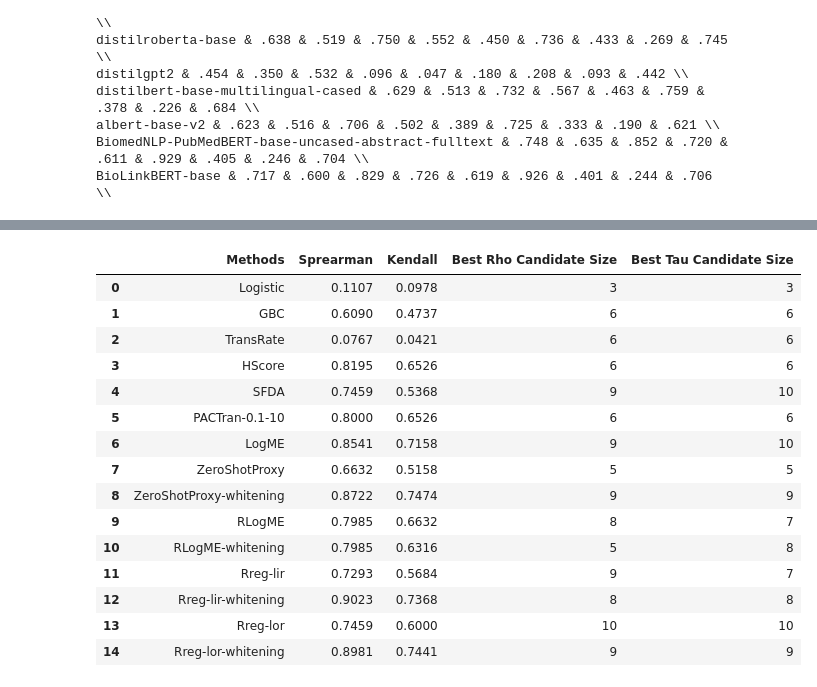
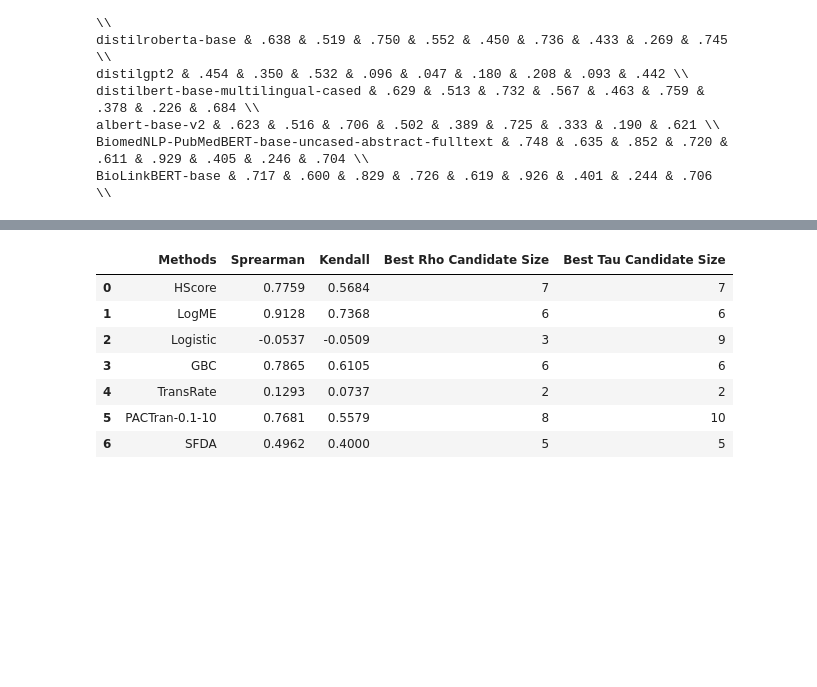
Before and after one commit to KOU-201270/model-selection, a Jupyter notebook: eval_model_selection.ipynb, the cells around one changed output, grey strips where cells are left out. Cells and saved outputs as stored; diff of their text form; code cells hidden in the pictures; blank space fills up the shorter version.

```diff
--- a/eval_model_selection.ipynb
+++ b/eval_model_selection.ipynb
@@ -287,13 +407,0 @@ main_results['bioasq9b']["10"]["r5"]["mean"]
-# %%
-ALL_METHODS = [
-    "RLogME",
-    "RLogME-whitening",
-    "Rreg-lir",
-    "Rreg-lir-whitening",
-    "Rreg-lor",
-    "Rreg-lor-whitening",
-]
-
-tuned_setting = "best"
-_, RLogME_p1_results = summarize_results(CANDIDATE_SIZES, tuned_results, tuned_setting, "p1")
-_, RLogME_r10_results = summarize_results(CANDIDATE_SIZES, tuned_results, tuned_setting, "r10")
@@ -396,0 +458,7 @@ pd.DataFrame(best_results['bioasq9b']['mrr'])
+# %%
+all_results, main_results = summarize_results(CANDIDATE_SIZES, tuned_results, tuned_setting, "mrr", False)
+get_final_score(0.5, ["scifact"])
+all_results_aggregate, main_results_aggregate = summarize_results(CANDIDATE_SIZES, tuned_results, tuned_setting, "mrr", True)
+# %%
+best_results = extract_best_results(main_results, ["scifact"])
+best_results_aggregate = extract_best_results(main_results_aggregate, ["scifact"])
@@ -435,20 +517,12 @@ pd.DataFrame(best_results['bioasq9b']['r5'])
 # %%
-pd.DataFrame(best_results['scifact']['mrr'])
+pd.DataFrame(best_results['bioasq9b']['p1'])
 # %% [output]
 |  | Methods | Sprearman | Kendall | Best Rho Candidate Size | Best Tau Candidate Size |
-| 0 | Logistic | 0.1107 | 0.0978 | 3 | 3 |
-| 1 | GBC | 0.6090 | 0.4737 | 6 | 6 |
-| 2 | TransRate | 0.0767 | 0.0421 | 6 | 6 |
-| 3 | HScore | 0.8195 | 0.6526 | 6 | 6 |
-| 4 | SFDA | 0.7459 | 0.5368 | 9 | 10 |
-| 5 | PACTran-0.1-10 | 0.8000 | 0.6526 | 6 | 6 |
-| 6 | LogME | 0.8541 | 0.7158 | 9 | 10 |
-| 7 | ZeroShotProxy | 0.6632 | 0.5158 | 5 | 5 |
-| 8 | ZeroShotProxy-whitening | 0.8722 | 0.7474 | 9 | 9 |
-| 9 | RLogME | 0.7985 | 0.6632 | 8 | 7 |
-| 10 | RLogME-whitening | 0.7985 | 0.6316 | 5 | 8 |
-| 11 | Rreg-lir | 0.7293 | 0.5684 | 9 | 7 |
-| 12 | Rreg-lir-whitening | 0.9023 | 0.7368 | 8 | 8 |
-| 13 | Rreg-lor | 0.7459 | 0.6000 | 10 | 10 |
-| 14 | Rreg-lor-whitening | 0.8981 | 0.7441 | 9 | 9 |
+| 0 | HScore | 0.7759 | 0.5684 | 7 | 7 |
+| 1 | LogME | 0.9128 | 0.7368 | 6 | 6 |
+| 2 | Logistic | -0.0537 | -0.0509 | 3 | 9 |
+| 3 | GBC | 0.7865 | 0.6105 | 6 | 6 |
+| 4 | TransRate | 0.1293 | 0.0737 | 2 | 2 |
+| 5 | PACTran-0.1-10 | 0.7681 | 0.5579 | 8 | 10 |
+| 6 | SFDA | 0.4962 | 0.4000 | 5 | 5 |
 # %%
```
Also changed, not shown: parts of 37 cells of this notebook.
